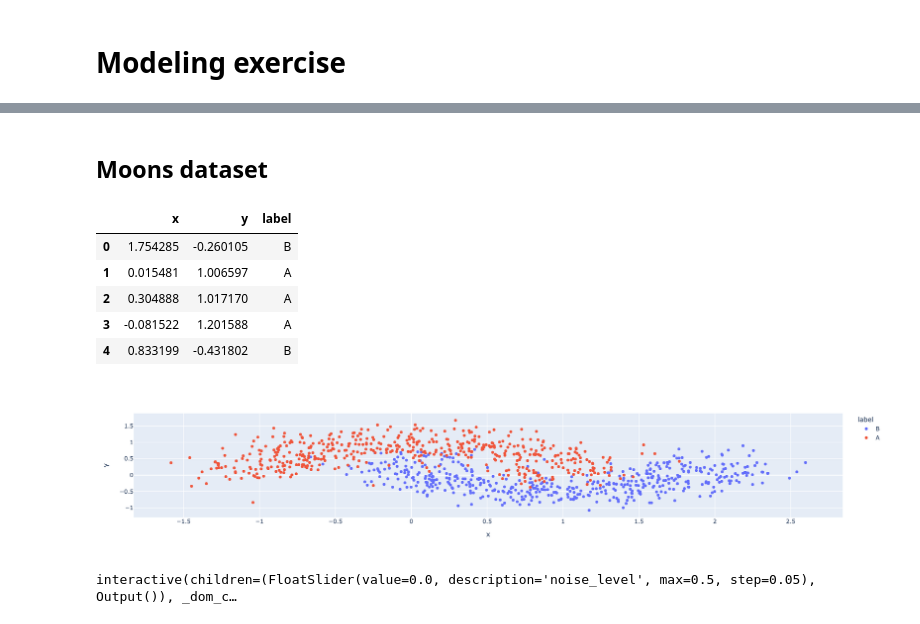
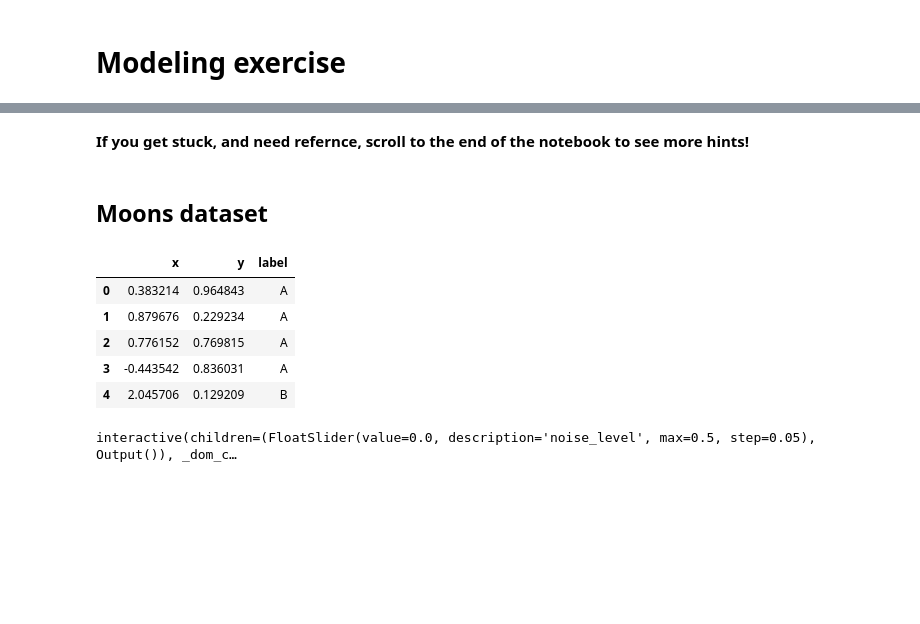
Before and after one commit to edoson/Python_ML-2022, a Jupyter notebook: Final project/Modeling Exercise.ipynb, the cells around one changed output, grey strips where cells are left out. Cells and saved outputs as stored; diff of their text form; code cells hidden in the pictures; blank space fills up the shorter version.

Commit message:
Adding further instruction, tips and hints for the final project

```diff
--- a/Final project/Modeling Exercise.ipynb
+++ b/Final project/Modeling Exercise.ipynb
@@ -48,24 +73,19 @@ Repeat for N in range 50 to 10000 and NL in range 0 to 0.5. Create a proper data
+# %% [markdown]
+**If you get stuck, and need refernce, scroll to the end of the notebook to see more hints!**
 # %% [markdown]
 ## Moons dataset
 # %%
 from sklearn.datasets import make_moons
 # %%
-points, label = make_moons(n_samples=1000, noise=0.25)
-moons_df = pd.DataFrame(points, columns=['x','y'])
-moons_df['label'] = label
-moons_df.label = moons_df.label.map({0:'A', 1:'B'})
+moons_df = make_moons_dataframe(n_samples=1000, noise_level=0.1)
 moons_df.head()
 # %% [output]
 |  | x | y | label |
-| 0 | 1.754285 | -0.260105 | B |
-| 1 | 0.015481 | 1.006597 | A |
-| 2 | 0.304888 | 1.017170 | A |
-| 3 | -0.081522 | 1.201588 | A |
-| 4 | 0.833199 | -0.431802 | B |
+| 0 | 0.383214 | 0.964843 | A |
+| 1 | 0.879676 | 0.229234 | A |
+| 2 | 0.776152 | 0.769815 | A |
+| 3 | -0.443542 | 0.836031 | A |
+| 4 | 2.045706 | 0.129209 | B |
-# %%
-px.scatter(moons_df, x='x', y='y', color = 'label')
-# %% [output]
-[figure, removed]
 # %%
 @widgets.interact
 def plot_noisy_moons(noise_level = widgets.FloatSlider(value=0, min=0, max=0.5, step=0.05)):
```
Also changed, not shown: parts of 38 cells of this notebook, 2 other files.
